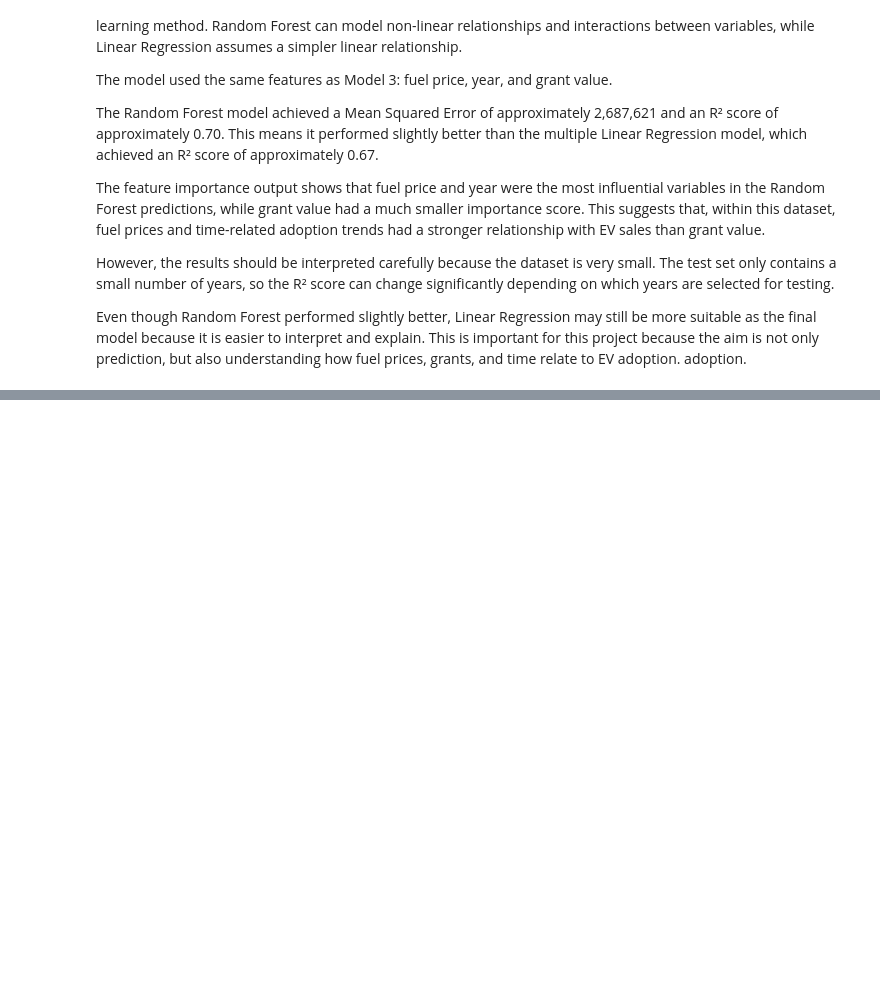
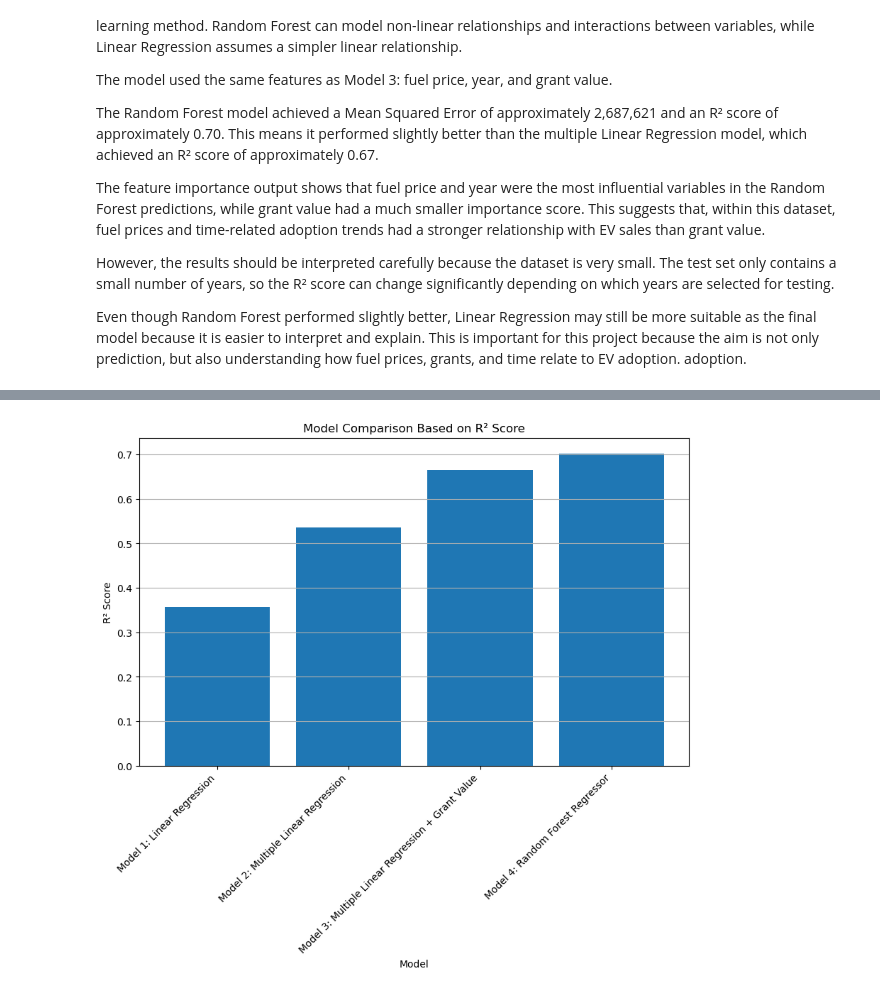
Before and after one commit to Guilherme2022448/Final-Project, a Jupyter notebook: ev_adoption_analysis.ipynb, the cells around one changed output, grey strips where cells are left out. Saved outputs shown, nothing was run; the diff lists cells and outputs as text; code cells hidden in the pictures; blank space fills up the shorter version.

```diff
--- a/ev_adoption_analysis.ipynb
+++ b/ev_adoption_analysis.ipynb
@@ -838,15 +838,15 @@ print("Slope (Coefficient):", model.coef_)
 
 # Mean Squared Error (MSE)
 # Measures average squared difference between predicted and actual values
-mse = mean_squared_error(y_test, y_pred)
+mse_model_1 = mean_squared_error(y_test, y_pred)
 
 # R² Score
 # Measures how well the model explains variation in EV sales (0 = poor, 1 = perfect fit)
-r2 = r2_score(y_test, y_pred)
+r2_model_1 = r2_score(y_test, y_pred)
 
 # Print evaluation results
-print("Mean Squared Error:", mse)
-print("R² Score:", r2)
+print("Model 1 Mean Squared Error:", mse_model_1)
+print("Model 1 R² Score:", r2_model_1)
 
 # Scatter plot of actual data points
 plt.scatter(X, y, label='Actual Data')
@@ -932,15 +932,15 @@ from sklearn.metrics import mean_squared_error, r2_score
 
 # Mean Squared Error (MSE)
 # Measures prediction error (lower is better)
-mse = mean_squared_error(y_test, y_pred)
+mse_model_2 = mean_squared_error(y_test, y_pred)
 
 # R² Score
 # Measures how well the model explains EV sales variation
 # Closer to 1 = better model
-r2 = r2_score(y_test, y_pred)
+r2_model_2 = r2_score(y_test, y_pred)
 
-print("Mean Squared Error:", mse)
-print("R² Score:", r2)
+print("Model 2 Mean Squared Error:", mse_model_2)
+print("Model 2 R² Score:", r2_model_2)
 
 # Model interpretation
 # Intercept = baseline EV sales when all features are 0
@@ -1217,0 +1271,20 @@ Even though Random Forest performed slightly better, Linear Regression may still
+# %%
+# Plot R² scores for each model
+
+plt.figure(figsize=(10, 6))
+
+plt.bar(
+    model_comparison_df['Model'],
+    model_comparison_df['R² Score']
+)
+
+plt.title('Model Comparison Based on R² Score')
+plt.xlabel('Model')
+plt.ylabel('R² Score')
+
+plt.xticks(rotation=45, ha='right')
+plt.grid(axis='y')
+
+plt.show()
+# %% [output]
+[figure, added]
```
Also changed, not shown: parts of 5 cells of this notebook.
